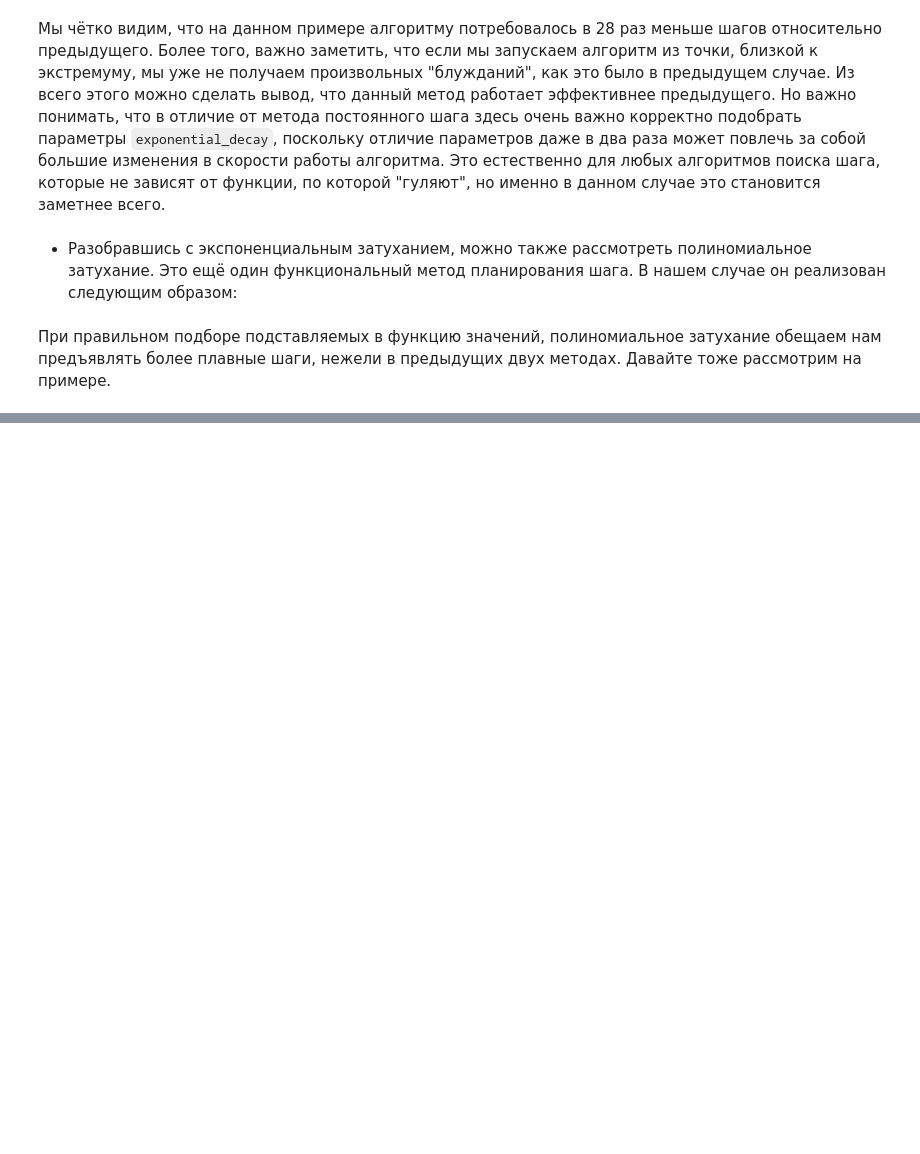
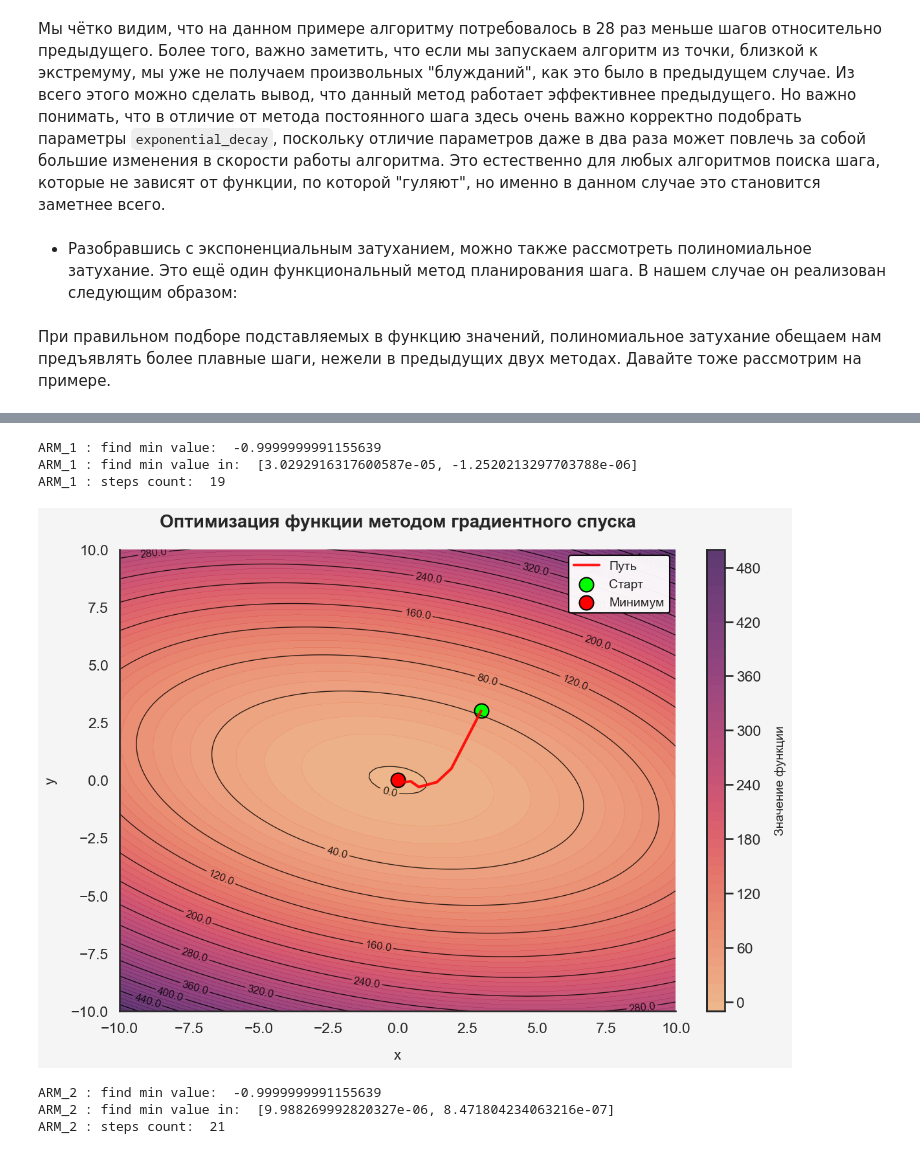
Before and after one commit to 3ELEHblE-LIJanki/Optimization-Methods-lab1, a Jupyter notebook: report.ipynb, the cells around one changed output, grey strips where cells are left out. Drawn from its saved outputs; the diff is of its cells as text; code cells hidden in the pictures; blank space fills up the shorter version.

```diff
--- a/report.ipynb
+++ b/report.ipynb
@@ -127,0 +144,23 @@ EXP : steps count:  517
+# %%
+func = lambda x: x[0] ** 2 + 3 * x[1] ** 2 + x[1] * x[0] - 1
+test_descent = GradientDecent(armiho(0.5, 0.5), func, [[-10.0, 10.0], [-10.0, 10.0]], 0.00001)
+result = test_descent.find_min([3, 3], 1000)
+test_plotter = GraphicsPlotter(test_descent)
+
+test_descent_2 = GradientDecent(armiho(0.1, 0.5), func, [[-10.0, 10.0], [-10.0, 10.0]], 0.00001)
+result_2 = test_descent_2.find_min([3, 3], 1000)
+test_plotter_2 = GraphicsPlotter(test_descent_2)
+
+pretty_print(test_descent, "ARM_1", result)
+test_plotter.plot()
+
+pretty_print(test_descent_2, "ARM_2", result)
+test_plotter_2.plot()
+# %% [output]
+ARM_1 : find min value:  -0.9999999991155639
+ARM_1 : find min value in:  [3.0292916317600587e-05, -1.2520213297703788e-06]
+ARM_1 : steps count:  19
+[figure, added]
+ARM_2 : find min value:  -0.9999999991155639
+ARM_2 : find min value in:  [9.988269992820327e-06, 8.471804234063216e-07]
+ARM_2 : steps count:  21
```
Also changed, not shown: parts of 17 cells of this notebook.
